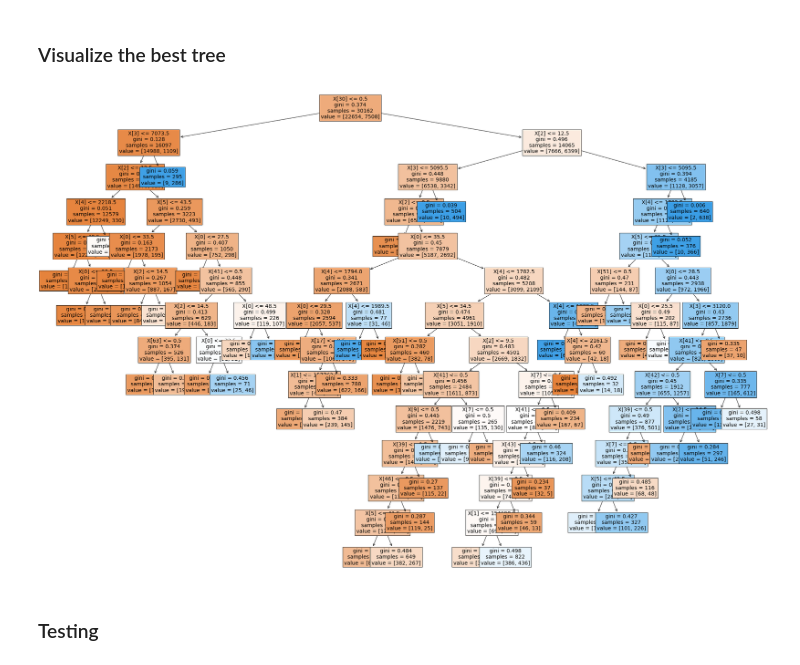
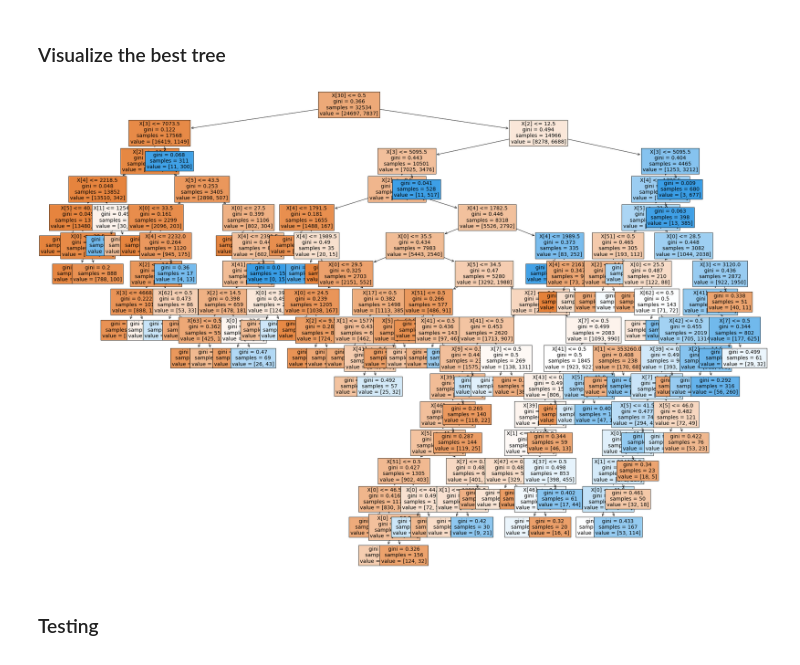
Before and after one commit to elvinzh/AMLP1, a Jupyter notebook: project1.ipynb, the cells around one changed output. Drawn from its saved outputs; the diff is of its cells as text; code cells hidden in the pictures.

```diff
--- a/project1.ipynb
+++ b/project1.ipynb
@@ -233,10 +206,12 @@ plt.show()
 # %%
 #load test data
 test = np.loadtxt('./adult.test', dtype=int, encoding='utf-8-sig', delimiter=', ', skiprows=1, converters=converters)
+#clear the data
+test = imputate_data(test)
 #seperate X and y of test data
 y_test = test[:, -1]
 X_test = np.delete(test, -1, axis=1)
 #do one-hot-coding
 X_test = one_hot_coding(X_test)
-print('The shape of the testset is', test.shape)
+print('The shape of the testset is', X_test.shape)
 # %% [output]
@@ -266,0 +244,22 @@ sns.heatmap(cm, annot=labels, fmt='', cmap='Blues')
+# %%
+accuracy = np.zeros(5)
+sub = np.array([16,8,4,2,1])
+
+for i in range(sub.size - 1):
+    #get subset of training data
+    size = X_train.shape[0] // sub[i]
+    X_train_sub = X_train[:size,:]
+    y_train_sub = y_train[:size]
+    #train
+    best_knn_model, best_acc, best_K = train_KNN(X_train_sub, y_train_sub)
+    #prediction
+    best_knn_model.fit(X_train_sub, y_train_sub)
+    y_pred = best_knn_model.predict(X_test)
+    acc = np.mean(y_pred == y_test)
+    print('The accuracy is ',f'{acc:.4f}', 'when dataset size is', size)
+    accuracy[i] = acc
+accuracy[sub.size-1] = test_acc
+plt.plot(X_train.shape[0] // sub, accuracy)
+plt.ylabel('Accuracy')
+plt.xlabel('size of dataset')
+plt.show()
@@ -272,9 +277,9 @@ sns.heatmap(cm, annot=labels, fmt='', cmap='Blues')
 from sklearn.tree import DecisionTreeClassifier
 
 #choices of hyperparameter
-max_depth_values = np.arange(5, 16)
-min_samples_leaf_values = np.arange(10,40) * 2
-min_impurity_decrease_values = np.arange(20) * 0.00002
+max_depth_values = np.arange(12,18)
+min_samples_leaf_values = np.arange(4,8) * 2
+min_impurity_decrease_values = np.arange(5,10) * 0.00002
 
 
 total_models = max_depth_values.size * min_samples_leaf_values.size * min_impurity_decrease_values.size
@@ -319,12 +307,12 @@ print(best_acc, best_cfg)
 ### Visualize the best tree
 # %%
 from sklearn.tree import plot_tree
-best_model.fit(X_train, y_train)
+best_decistion_tree_model.fit(X_train, y_train)
 plt.figure(figsize=(34,24))
-plot_tree(best_model, filled=True, fontsize=14)
+plot_tree(best_decistion_tree_model, filled=True, fontsize=14)
 plt.show()
 # %% [output]
-[figure, old version]
+[figure, new version]
 # %% [markdown]
 ### Testing
 # %%
```
Also changed, not shown: parts of 11 cells of this notebook.
